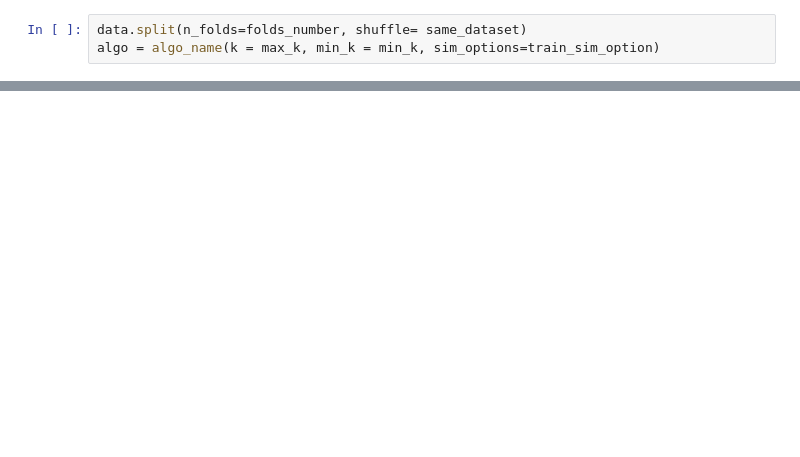
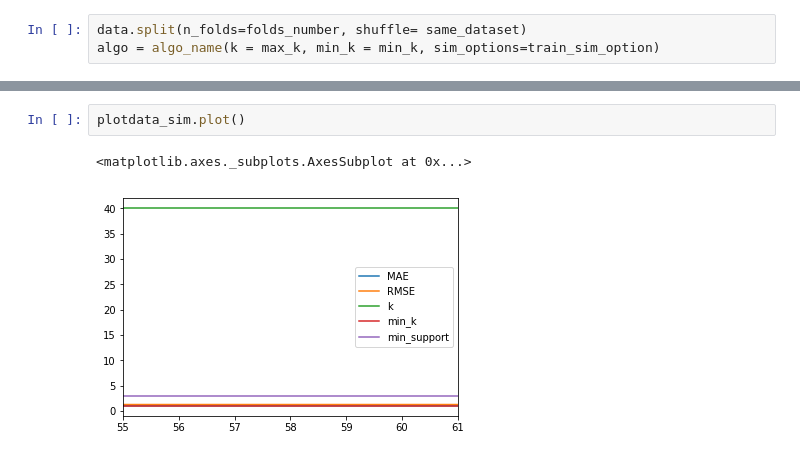
Before and after one commit to tonymngo/personalization_project, a Jupyter notebook: knn.ipynb, the cells around one changed output, grey strips where cells are left out. Saved outputs shown, nothing was run; the diff lists cells and outputs as text; blank space fills up the shorter version.

```diff
--- a/knn.ipynb
+++ b/knn.ipynb
@@ -166,0 +309,5 @@ Done computing similarity matrix.
+# %%
+plotdata_sim.plot()
+# %% [output]
+<matplotlib.axes._subplots.AxesSubplot at 0x...>
+[figure, added]
```
Also changed, not shown: parts of 23 cells of this notebook.
